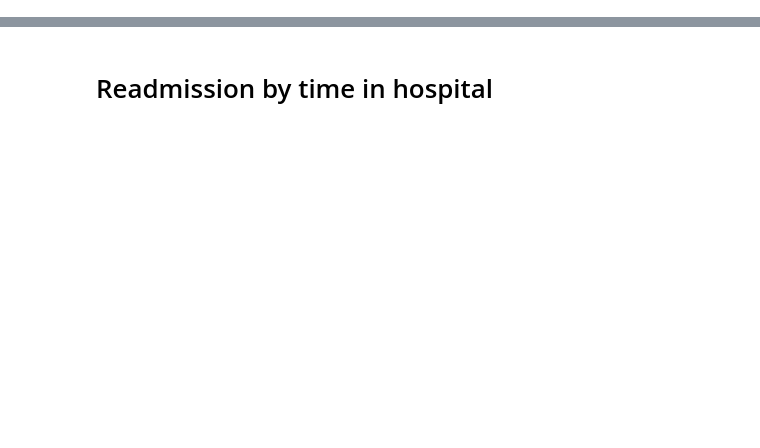
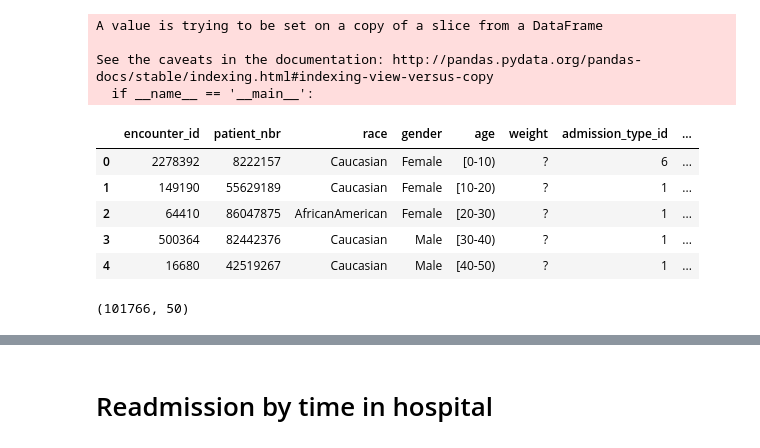
Before and after one commit to knchanu/Machine_Learning-Hospital_Readmissions_Rate, a Jupyter notebook: Sylvia/1 explore.ipynb, the cells around one changed output, grey strips where cells are left out. Cells and saved outputs as stored; diff of their text form; code cells hidden in the pictures; blank space fills up the shorter version.

```diff
--- a/Sylvia/1 explore.ipynb
+++ b/Sylvia/1 explore.ipynb
@@ -28,0 +48,7 @@ Index(['encounter_id', 'patient_nbr', 'race', 'gender', 'age', 'weight',
+# %%
+##1 admissioin_type
+## make 'Not Available', 'NaN', and 'Not Mapped' all 'NA'
+for i in range(len(admission_type)):
+    x = admission_type['description'][i]
+    if (x == 'Not Available' or x == 'Not Mapped'):
+        admission_type['description'][i] = np.nan
@@ -28,0 +59,12 @@ Index(['encounter_id', 'patient_nbr', 'race', 'gender', 'age', 'weight',
+# %%
+# discharge_disposition
+
+## make 'Unknown/Invalid', 'NaN', and 'Not Mapped' all 'NA'
+for i in range(len(discharge_disposition)):
+    x = discharge_disposition['description'][i]
+    if (x == 'Unknown/Invalid' or x == 'Not Mapped'):
+        discharge_disposition['description'][i] = np.nan
+    elif(pd.isna(x)):
+        continue
+    elif ('Expired' in x):
+        discharge_disposition['description'][i] = 'Expired'
@@ -28,0 +80,37 @@ Index(['encounter_id', 'patient_nbr', 'race', 'gender', 'age', 'weight',
+# %%
+# admission_source
+
+## make 'Not Available', 'NaN', 'Unknown/Invalid' and 'Not Mapped' all 'NA'
+for i in range(len(admission_source)):
+    x = admission_source['description'][i]
+    if(pd.isna(x)):
+        continue
+    elif (x.strip() == 'Not Available' or x.strip() == 'Not Mapped' or x.strip() == 'Unknown/Invalid'):
+        admission_source['description'][i] = np.nan
+# %% [output]
+A value is trying to be set on a copy of a slice from a DataFrame
+
+See the caveats in the documentation: http://pandas.pydata.org/pandas-docs/stable/indexing.html#indexing-view-versus-copy
+  if __name__ == '__main__':
+# %%
+# merge datasets
+ds = full_dataset.merge(admission_type, how = 'left', on='admission_type_id')
+ds2 = ds.merge(discharge_disposition, how = 'left', on = 'discharge_disposition_id')
+full_dataset = ds2.merge(admission_source, how = 'left', on = 'admission_source_id')
+full_dataset.rename(columns={"description_x": "admissionType",
+                             "description_y": "dischargeDisposition",
+                             "description" : "admissionSource"}, inplace = True)
+# %%
+full_dataset.head()
+# %% [output]
+|  | encounter_id | patient_nbr | race | gender | age | weight | admission_type_id | ... |
+| 0 | 2278392 | 8222157 | Caucasian | Female | [0-10) | ? | 6 | ... |
+| 1 | 149190 | 55629189 | Caucasian | Female | [10-20) | ? | 1 | ... |
+| 2 | 64410 | 86047875 | AfricanAmerican | Female | [20-30) | ? | 1 | ... |
+| 3 | 500364 | 82442376 | Caucasian | Male | [30-40) | ? | 1 | ... |
+| 4 | 16680 | 42519267 | Caucasian | Male | [40-50) | ? | 1 | ... |
+# %%
+full_dataset.drop(['admission_type_id', 'discharge_disposition_id', 'admission_source_id'], axis = 1, inplace = True)
+full_dataset.shape
+# %% [output]
+(101766, 50)
```
Also changed, not shown: parts of 34 cells of this notebook.
